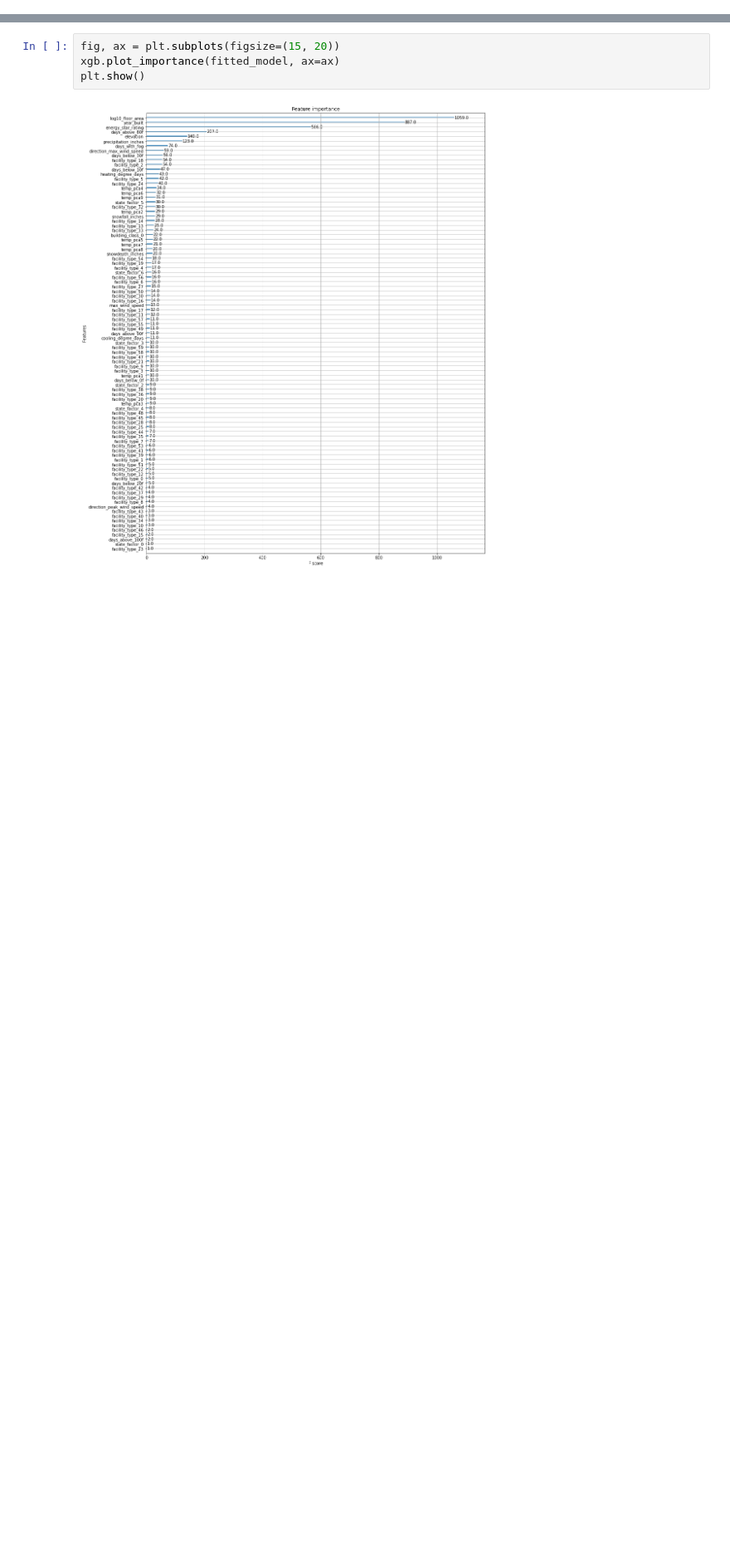
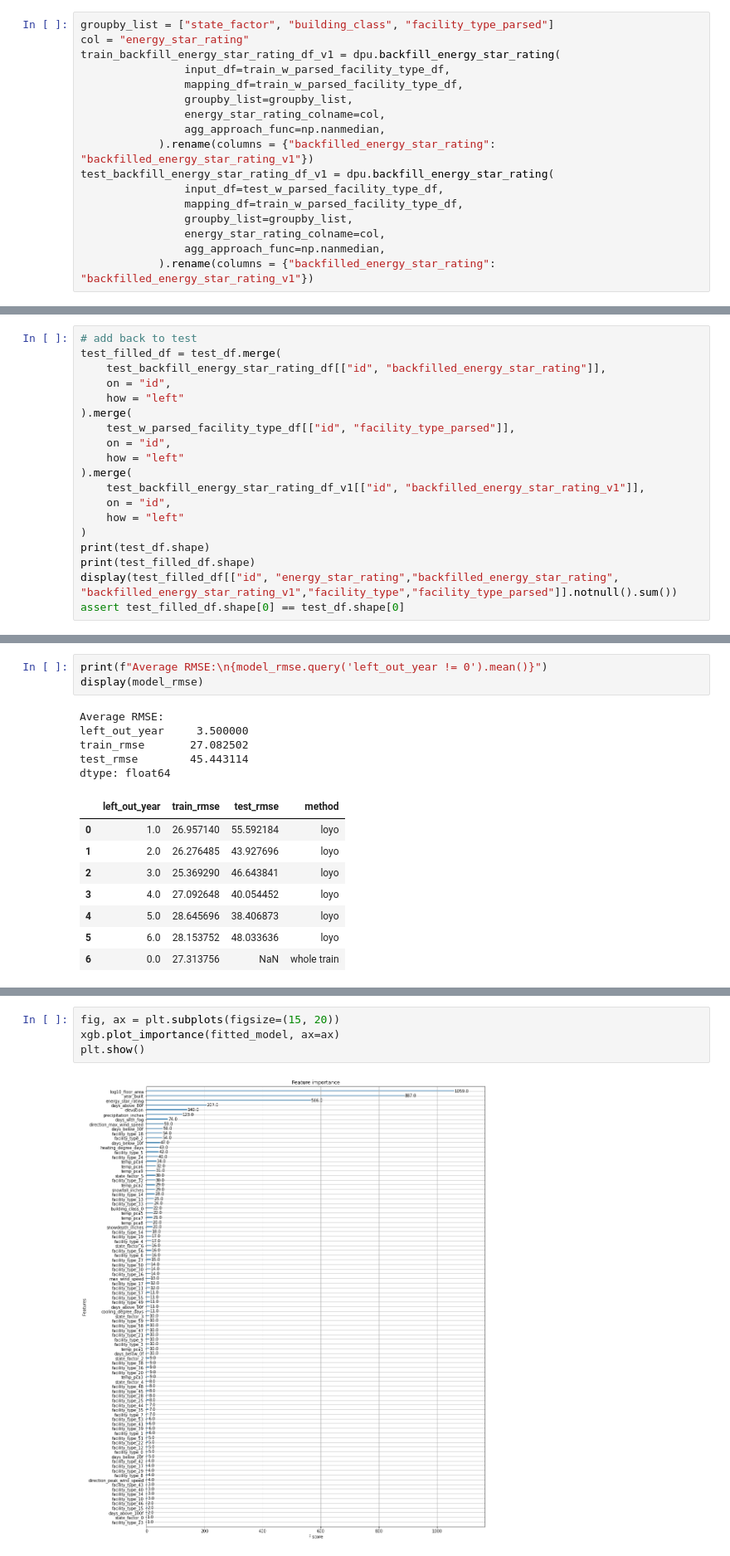
Before and after one commit to hannahpu/widsdatathon2022, a Jupyter notebook: notebook/model_run_hannah.ipynb, the cells around one changed output, grey strips where cells are left out. Shown: that part at 83% size. Drawn from its saved outputs; the diff is of its cells as text; blank space fills up the shorter version.

```diff
--- a/notebook/model_run_hannah.ipynb
+++ b/notebook/model_run_hannah.ipynb
@@ -373,0 +137,17 @@ XGBRegressor(base_score=0.5, booster='gbtree', colsample_bylevel=1,
+# %%
+groupby_list = ["state_factor", "building_class", "facility_type_parsed"]
+col = "energy_star_rating"
+train_backfill_energy_star_rating_df_v1 = dpu.backfill_energy_star_rating(
+                input_df=train_w_parsed_facility_type_df,
+                mapping_df=train_w_parsed_facility_type_df,
+                groupby_list=groupby_list,
+                energy_star_rating_colname=col,
+                agg_approach_func=np.nanmedian,
+            ).rename(columns = {"backfilled_energy_star_rating": "backfilled_energy_star_rating_v1"})
+test_backfill_energy_star_rating_df_v1 = dpu.backfill_energy_star_rating(
+                input_df=test_w_parsed_facility_type_df,
+                mapping_df=train_w_parsed_facility_type_df,
+                groupby_list=groupby_list,
+                energy_star_rating_colname=col,
+                agg_approach_func=np.nanmedian,
+            ).rename(columns = {"backfilled_energy_star_rating": "backfilled_energy_star_rating_v1"})
@@ -373,0 +186,19 @@ XGBRegressor(base_score=0.5, booster='gbtree', colsample_bylevel=1,
+# %%
+# add back to test
+test_filled_df = test_df.merge(
+    test_backfill_energy_star_rating_df[["id", "backfilled_energy_star_rating"]],
+    on = "id",
+    how = "left"
+).merge(
+    test_w_parsed_facility_type_df[["id", "facility_type_parsed"]],
+    on = "id",
+    how = "left"
+).merge(
+    test_backfill_energy_star_rating_df_v1[["id", "backfilled_energy_star_rating_v1"]],
+    on = "id",
+    how = "left"
+)
+print(test_df.shape)
+print(test_filled_df.shape)
+display(test_filled_df[["id", "energy_star_rating","backfilled_energy_star_rating", "backfilled_energy_star_rating_v1","facility_type","facility_type_parsed"]].notnull().sum())
+assert test_filled_df.shape[0] == test_df.shape[0]
@@ -373,0 +616,17 @@ XGBRegressor(base_score=0.5, booster='gbtree', colsample_bylevel=1,
+# %%
+print(f"Average RMSE:\n{model_rmse.query('left_out_year != 0').mean()}")
+display(model_rmse)
+# %% [output]
+Average RMSE:
+left_out_year     3.500000
+train_rmse       27.082502
+test_rmse        45.443114
+dtype: float64
+|  | left_out_year | train_rmse | test_rmse | method |
+| 0 | 1.0 | 26.957140 | 55.592184 | loyo |
+| 1 | 2.0 | 26.276485 | 43.927696 | loyo |
+| 2 | 3.0 | 25.369290 | 46.643841 | loyo |
+| 3 | 4.0 | 27.092648 | 40.054452 | loyo |
+| 4 | 5.0 | 28.645696 | 38.406873 | loyo |
+| 5 | 6.0 | 28.153752 | 48.033636 | loyo |
+| 6 | 0.0 | 27.313756 | NaN | whole train |
```
Also changed, not shown: parts of 46 cells of this notebook, 1 other file.
